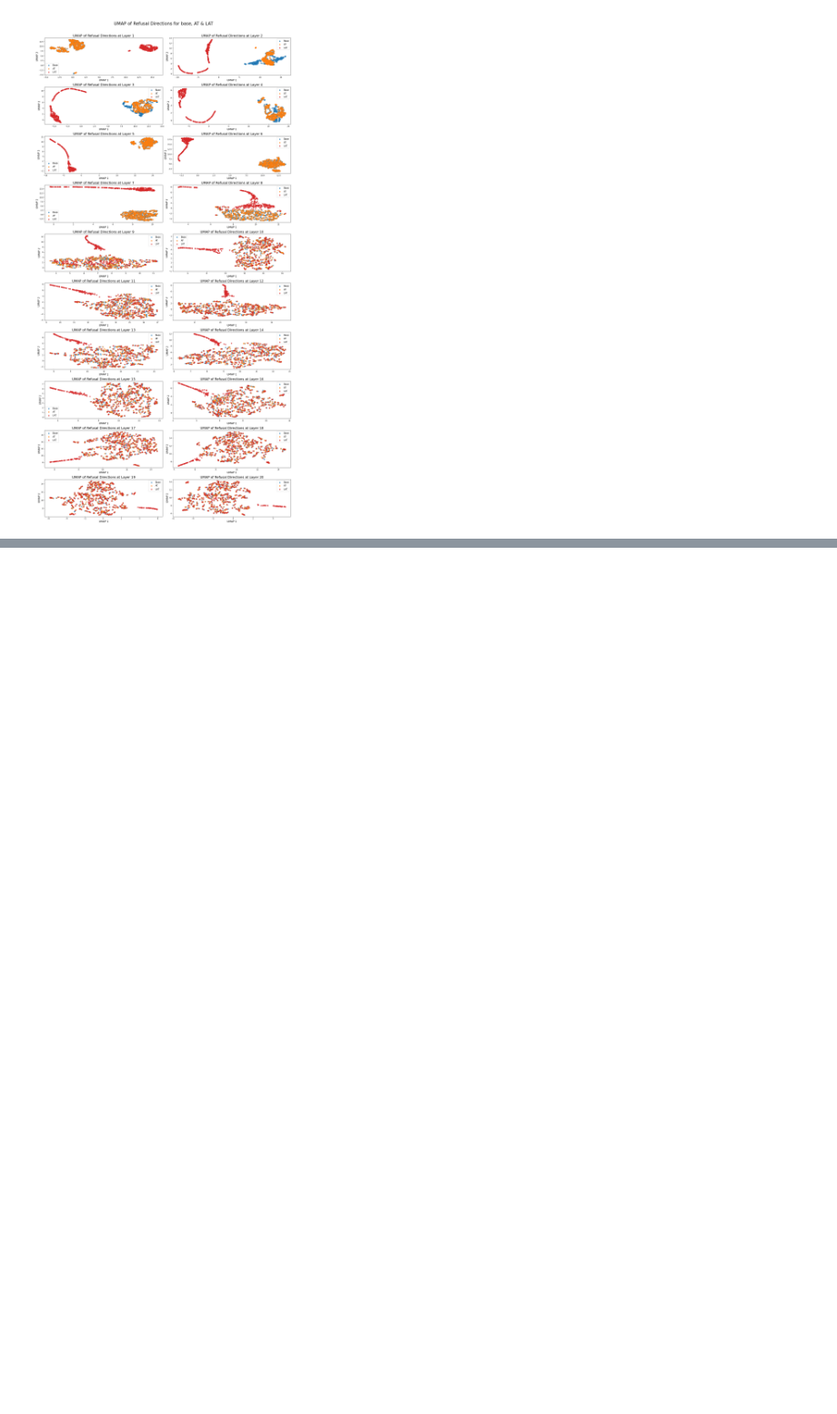
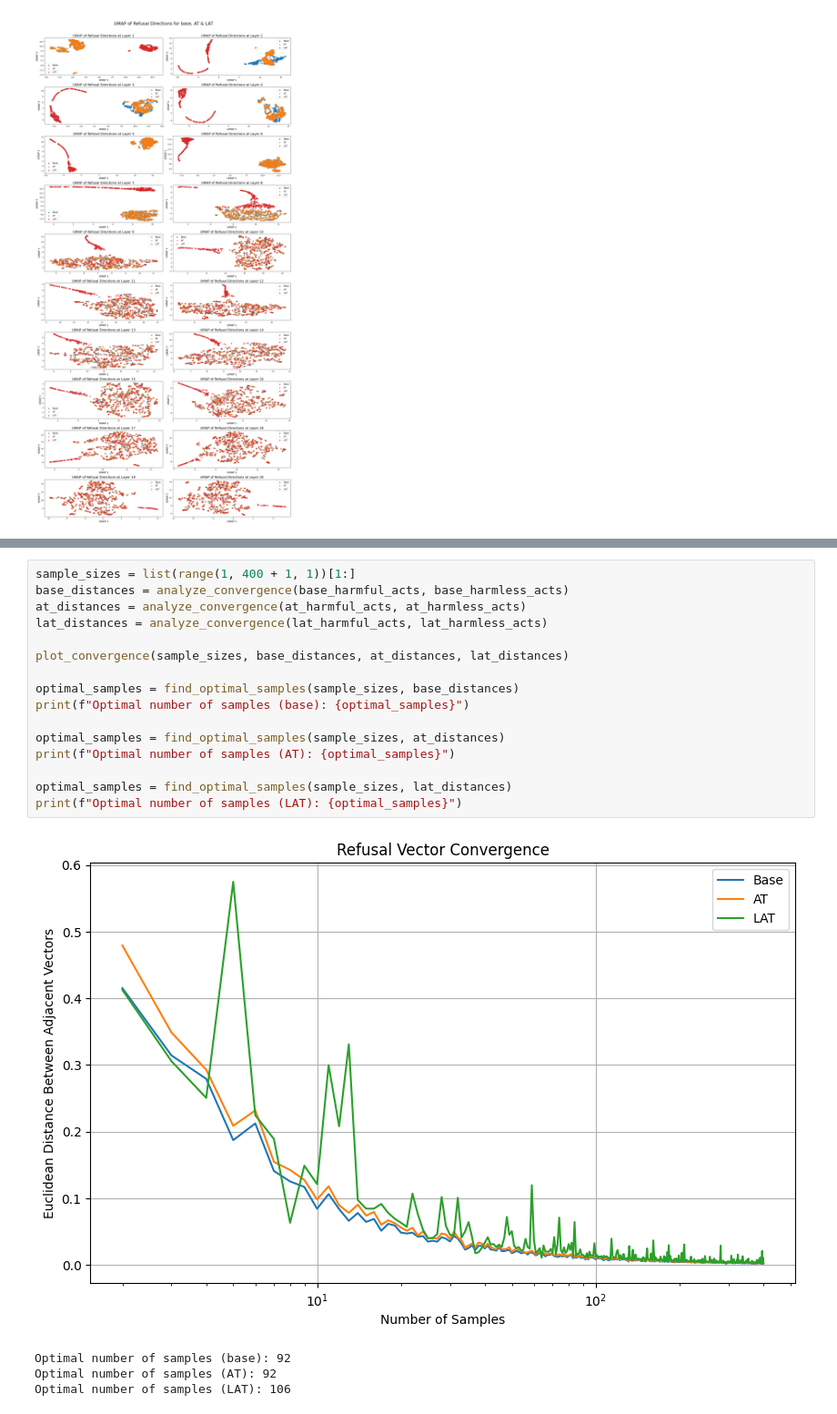
Before and after one commit to nlpet/apart-lab-refusal-lat-project, a Jupyter notebook: experiments/visualise_representations.ipynb, the cells around one changed output, grey strips where cells are left out. Shown at 91% size. Drawn from its saved outputs; the diff is of its cells as text; blank space fills up the shorter version.

```diff
--- a/experiments/visualise_representations.ipynb
+++ b/experiments/visualise_representations.ipynb
@@ -450,0 +500,21 @@ visualize_refusal_directions_combined_multi_technique(base_results, at_results,
+# %%
+sample_sizes = list(range(1, 400 + 1, 1))[1:]
+base_distances = analyze_convergence(base_harmful_acts, base_harmless_acts)
+at_distances = analyze_convergence(at_harmful_acts, at_harmless_acts)
+lat_distances = analyze_convergence(lat_harmful_acts, lat_harmless_acts)
+
+plot_convergence(sample_sizes, base_distances, at_distances, lat_distances)
+
+optimal_samples = find_optimal_samples(sample_sizes, base_distances)
+print(f"Optimal number of samples (base): {optimal_samples}")
+
+optimal_samples = find_optimal_samples(sample_sizes, at_distances)
+print(f"Optimal number of samples (AT): {optimal_samples}")
+
+optimal_samples = find_optimal_samples(sample_sizes, lat_distances)
+print(f"Optimal number of samples (LAT): {optimal_samples}")
+# %% [output]
+[figure, added]
+Optimal number of samples (base): 92
+Optimal number of samples (AT): 92
+Optimal number of samples (LAT): 106
```
Also changed, not shown: parts of 3 cells of this notebook, 5 other files.
